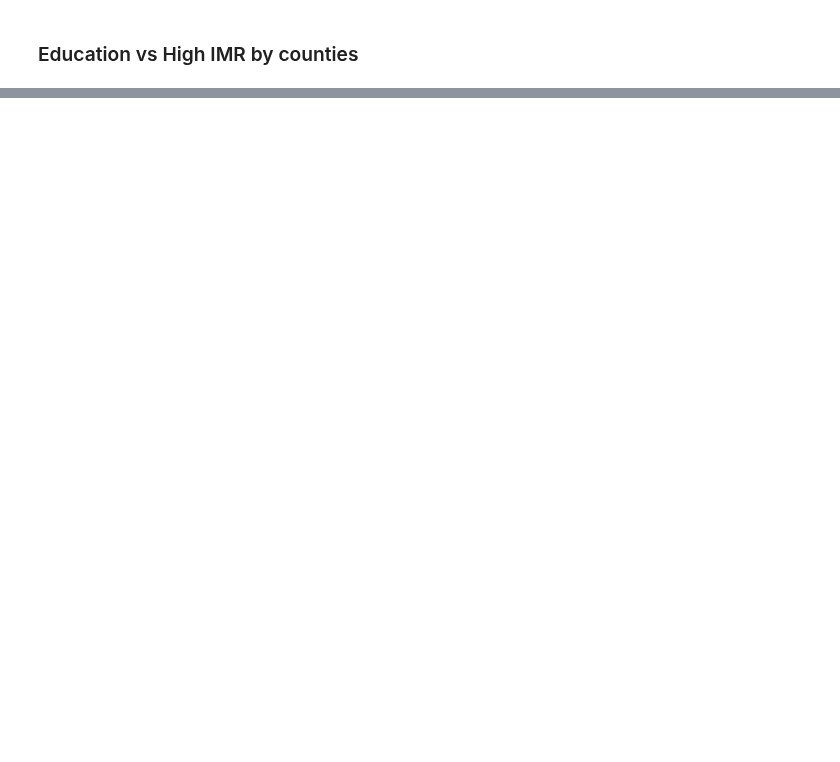
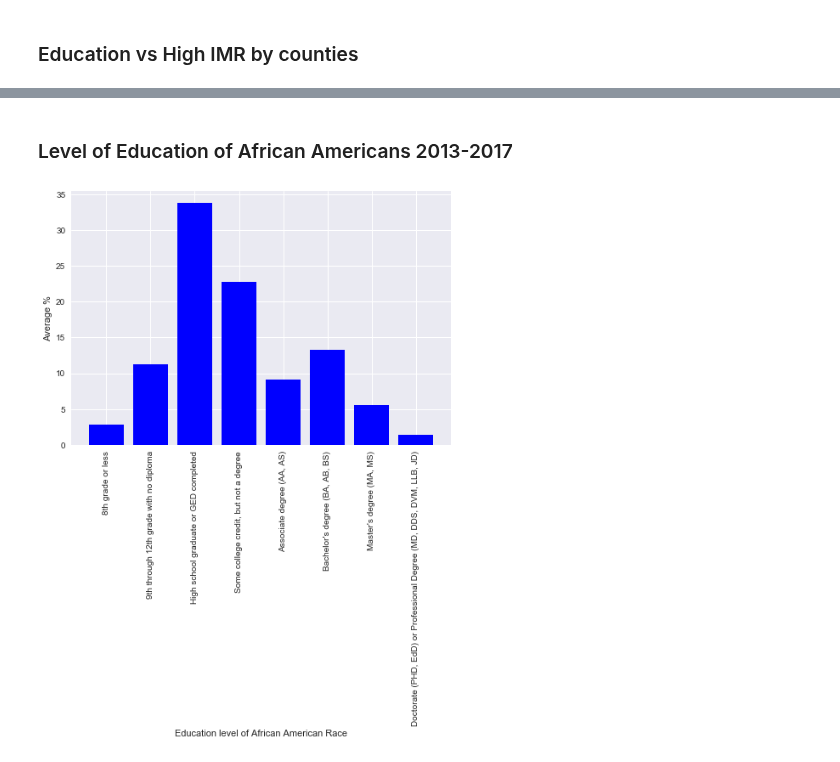
Before and after one commit to jasminajovanovic/IMR, a Jupyter notebook: IMR_by_education.ipynb, the cells around one changed output, grey strips where cells are left out. Cells and saved outputs as stored; diff of their text form; code cells hidden in the pictures; blank space fills up the shorter version.

```diff
--- a/IMR_by_education.ipynb
+++ b/IMR_by_education.ipynb
@@ -491,0 +347,3 @@ fig
+# %%
+censusaareducation = 'datafiles/AAR_Education_2013_2017.csv'
+censusaareducation_df = pd.read_csv(censusaareducation, encoding="ISO-8859-1")
@@ -491,0 +362,15 @@ fig
+# %% [markdown]
+### Level of Education of African Americans 2013-2017
+# %%
+x_axis = censusaareducation_df['Education']
+y_axis = censusaareducation_df['Average']
+plt.tight_layout()
+plt.ylabel("Average %")
+plt.xlabel("Education level of African American Race")
+plt.bar(x_axis, y_axis, color="b", align="center")
+plt.xticks(censusaareducation_df['Education'], rotation="vertical")
+
+plt.savefig("Images/Census_Education_of_AAR.png")
+plt.show()
+# %% [output]
+[figure, added]
```
Also changed, not shown: parts of 46 cells of this notebook, 14 other files.
